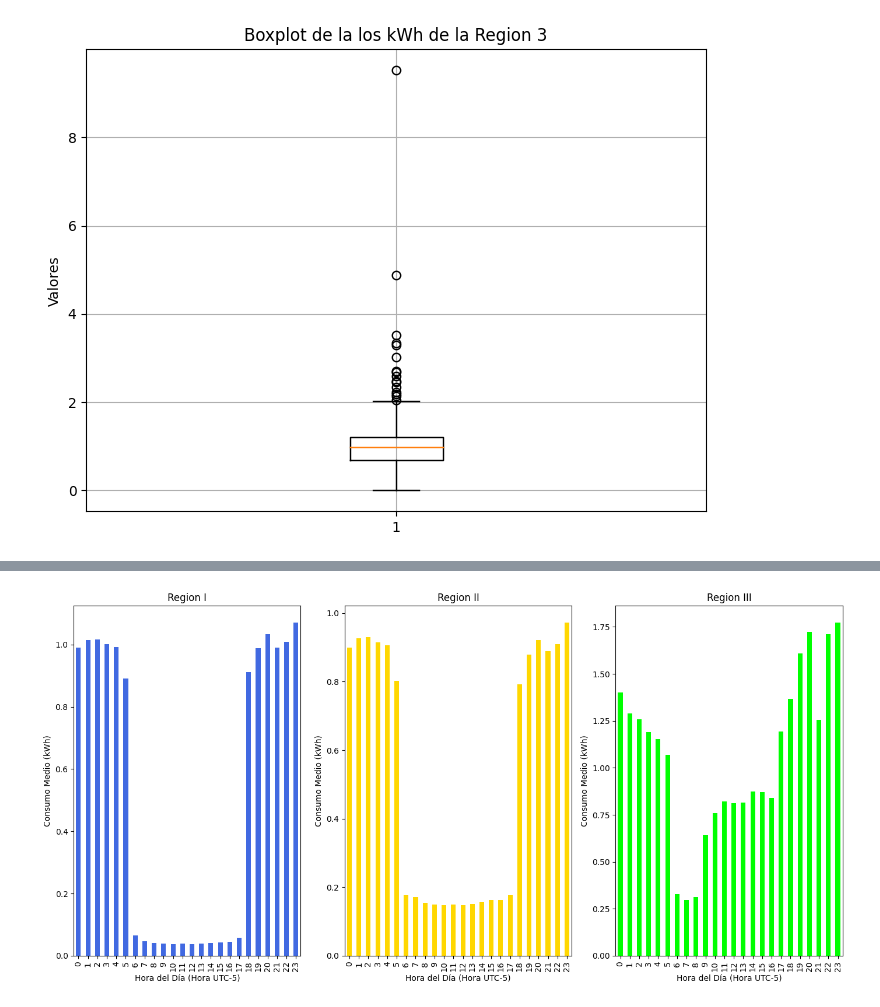
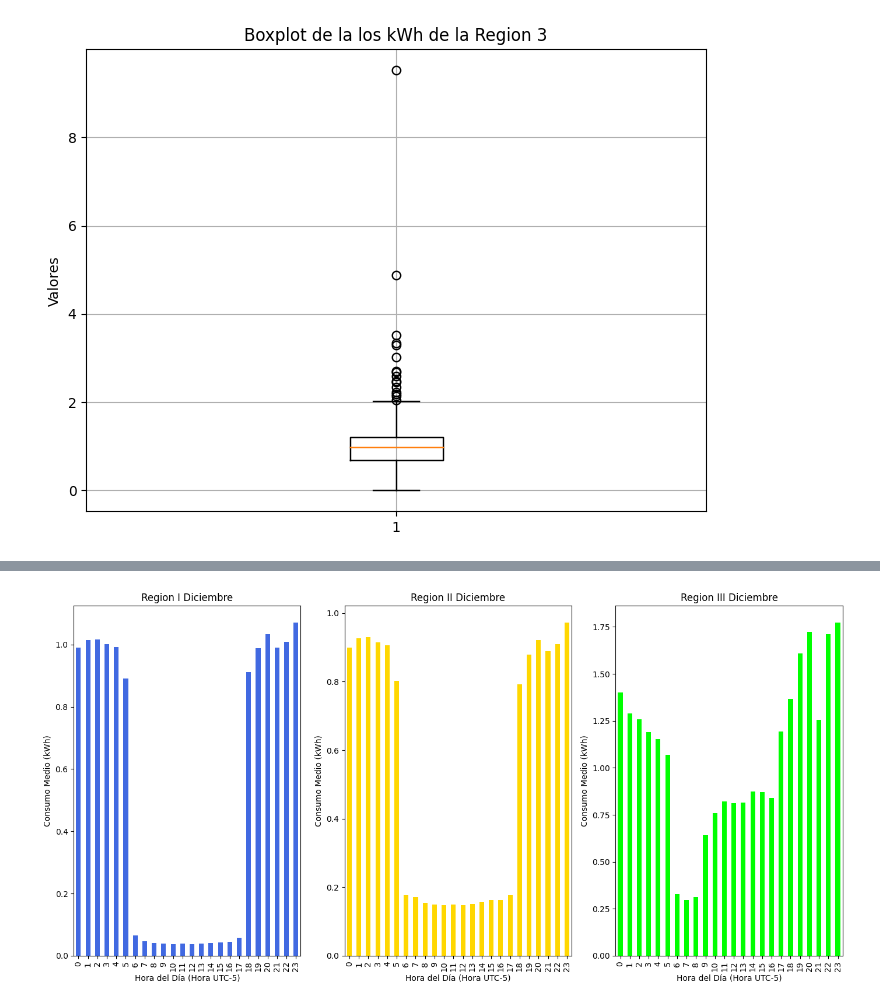
Before and after one commit to PresiUribe/ProyectoProgramacion, a Jupyter notebook: El_PP.ipynb, the cells around one changed output, grey strips where cells are left out. Saved outputs shown, nothing was run; the diff lists cells and outputs as text; code cells hidden in the pictures.

```diff
--- a/El_PP.ipynb
+++ b/El_PP.ipynb
@@ -19,11 +19,11 @@ df.shape
 # %%
 # Se define el intervalo de tiempo que vamos a trabajar, este caso el mes de diciembre.
 # Tambien pasamos la hora, que venia en el formato UTC, a la zona horario de America latina / Bogota.
-ini = "2023-12-01"
-fin = "2023-12-31"
+dic = "2023-12-01"
+dic1 = "2023-12-31"
 df['date'] = pd.to_datetime(df['date'], utc=True)
 df['date'] = df['date'].dt.tz_convert('America/Bogota')
-datosfil = df[(df['date'] >= ini) & (df['date'] <= fin)]
+datosfil = df[(df['date'] >= dic) & (df['date'] <= dic1)]
 # %%
 # Se filtran los datos para el circuito 1 o Region 1.
 # Se sacan los datos de las columnas IA, IB, IC, ademas de las fechas para tales datos.
@@ -255,30 +477,30 @@ El valor de kWh es de 849,32 pesos, entonces el costo seria de: $1569080.10.
 # %%
 # Se busca el promedio de horas  por región para graficar la cantidad de consumo en cada franja horaria.
 promhorar1 = dtfil1.groupby(dtfil1['date'].dt.hour)['kwh'].mean()
 promhorar2i = dtfil2.groupby(dtfil2['date'].dt.hour)['kwh'].mean()
 promhorar3ii = dtfil3.groupby(dtfil3['date'].dt.hour)['kwh'].mean()
 
 plt.figure(figsize=(14, 7))
 
 plt.subplot(1, 3, 1)
 promhorar1.plot(kind='bar', color='royalblue')
-plt.title('Region I')
+plt.title('Region I Diciembre')
 plt.xlabel('Hora del Día (Hora UTC-5)')
 plt.ylabel('Consumo Medio (kWh)')
 
 plt.subplot(1, 3, 2)
 promhorar2i.plot(kind='bar', color='gold')
-plt.title('Region II')
+plt.title('Region II Diciembre')
 plt.xlabel('Hora del Día (Hora UTC-5)')
 plt.ylabel('Consumo Medio (kWh)')
 
 plt.subplot(1, 3, 3)
 promhorar3ii.plot(kind='bar', color='lime')
-plt.title('Region III')
+plt.title('Region III Diciembre')
 plt.xlabel('Hora del Día (Hora UTC-5)')
 plt.ylabel('Consumo Medio (kWh)')
 
 plt.tight_layout()
 plt.show()
 # %% [output]
-[figure, old version]
+[figure, new version]
```
Also changed, not shown: parts of 39 cells of this notebook.
